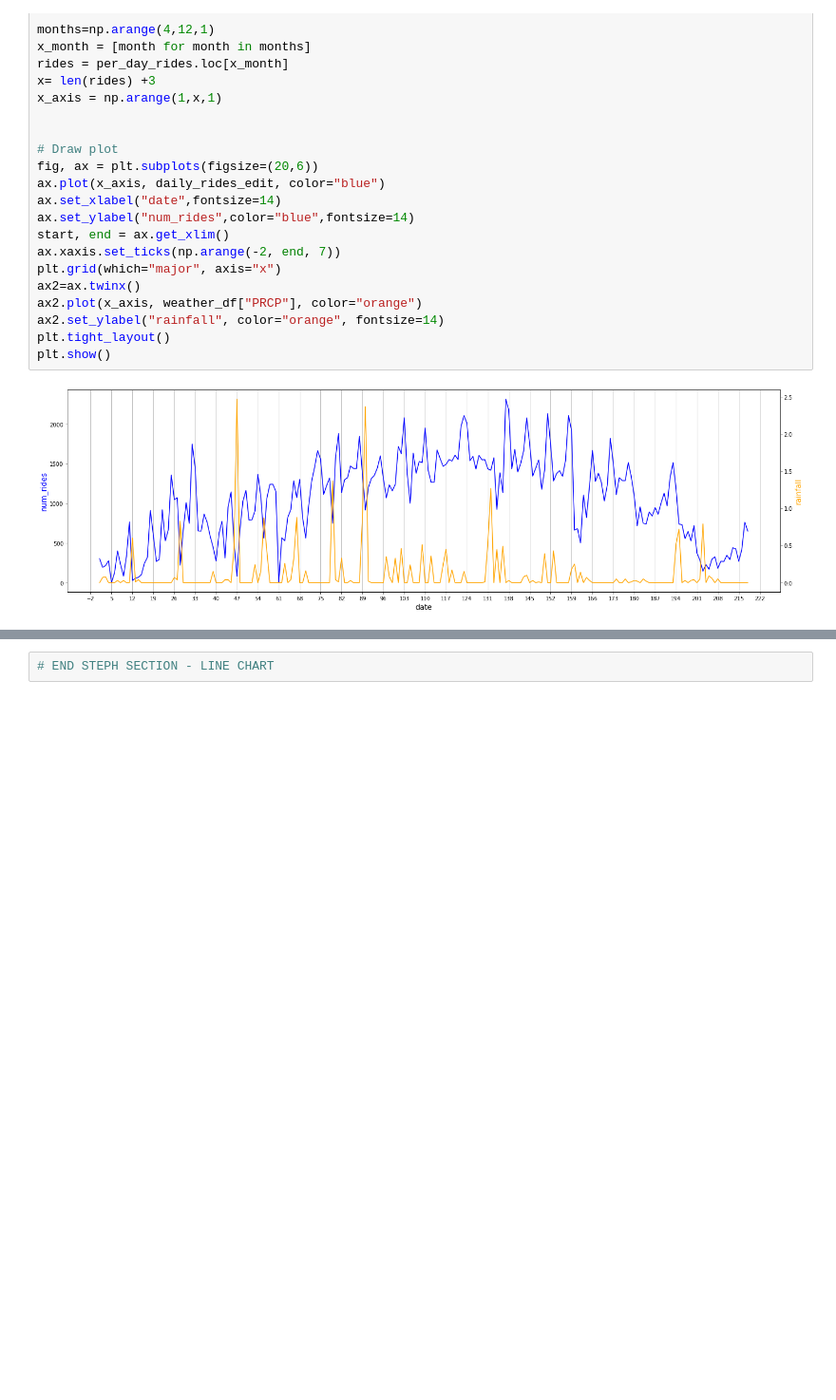
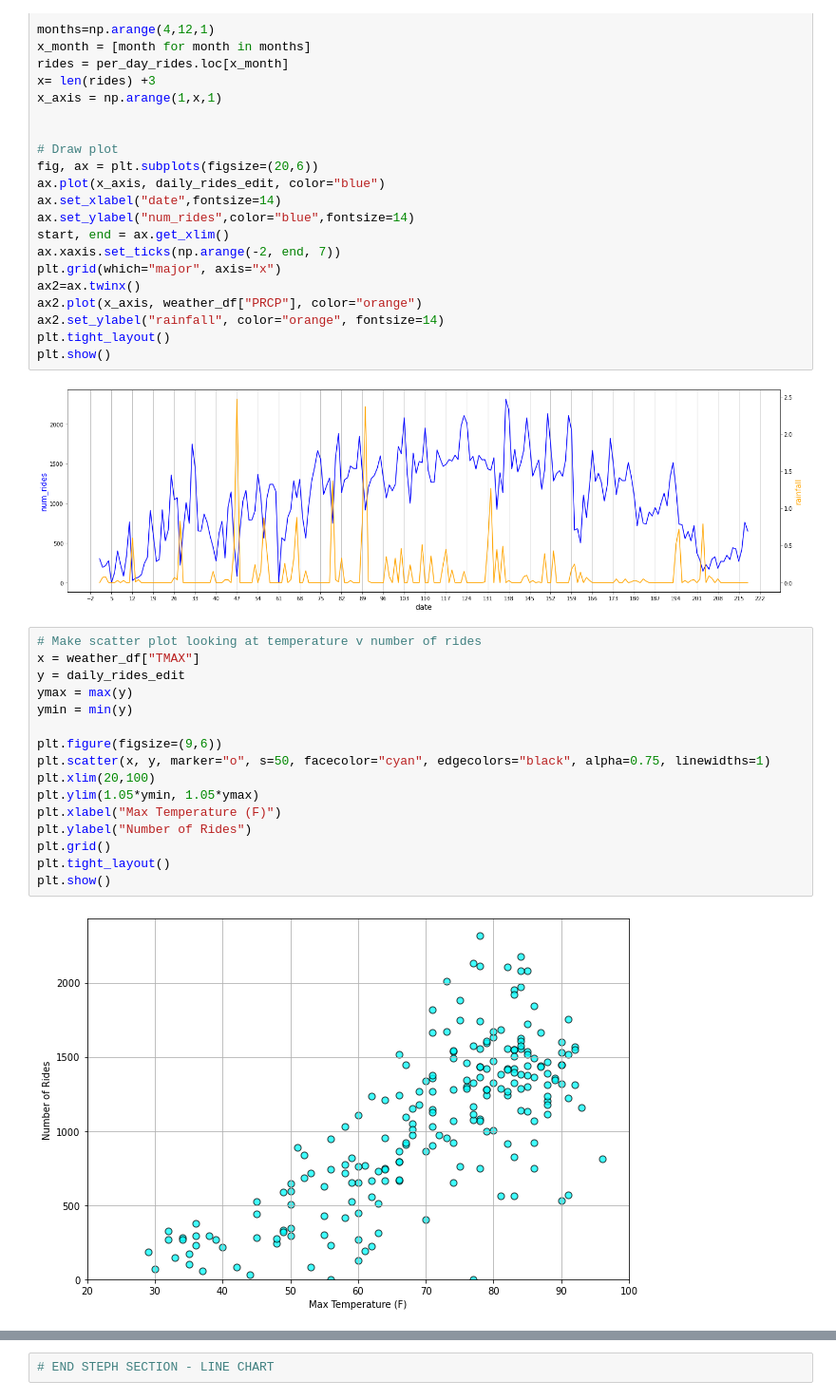
Before and after one commit to luchovzla/project-1, a Jupyter notebook: nice_ride_2020/Nice Ride 2020.ipynb, the cells around one changed output, grey strips where cells are left out. Shown: that part at 95% size. Drawn from its saved outputs; the diff is of its cells as text; blank space fills up the shorter version.

Commit message:
Added scatter plots and linear regression to 2020.

```diff
--- a/nice_ride_2020/Nice Ride 2020.ipynb
+++ b/nice_ride_2020/Nice Ride 2020.ipynb
@@ -479,3 +479,21 @@ plt.tight_layout()
 plt.show()
 # %% [output]
 [figure]
+# %%
+# Make scatter plot looking at temperature v number of rides
+x = weather_df["TMAX"]
+y = daily_rides_edit
+ymax = max(y)
+ymin = min(y)
+
+plt.figure(figsize=(9,6))
+plt.scatter(x, y, marker="o", s=50, facecolor="cyan", edgecolors="black", alpha=0.75, linewidths=1)
+plt.xlim(20,100)
+plt.ylim(1.05*ymin, 1.05*ymax)
+plt.xlabel("Max Temperature (F)")
+plt.ylabel("Number of Rides")
+plt.grid()
+plt.tight_layout()
+plt.show()
+# %% [output]
+[figure, added]
```
Also changed, not shown: parts of 5 cells of this notebook.
